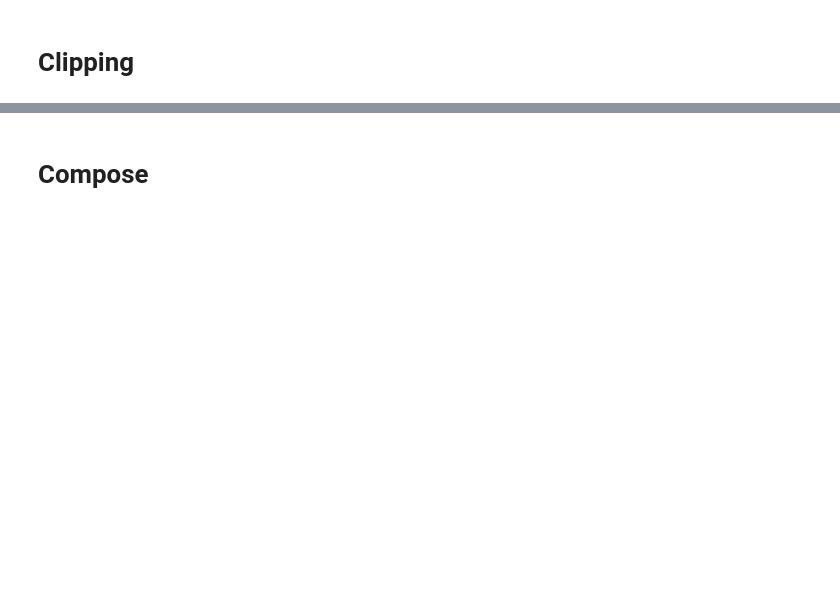
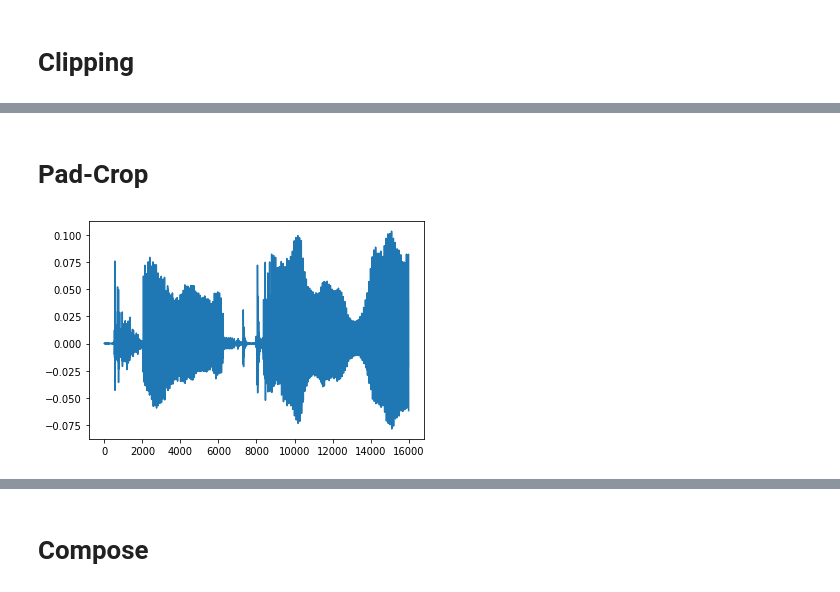
Before and after one commit to shangeth/wavencoder, a Jupyter notebook: examples/notebooks/wavencoder_transform.ipynb, the cells around one changed output, grey strips where cells are left out. Saved outputs shown, nothing was run; the diff lists cells and outputs as text; code cells hidden in the pictures; blank space fills up the shorter version.

```diff
--- a/examples/notebooks/wavencoder_transform.ipynb
+++ b/examples/notebooks/wavencoder_transform.ipynb
@@ -66,3 +66,5 @@ IPython.display.Audio(clipped.reshape(-1), rate=16000)
 # %% [output]
 [figure]
 [interactive output not drawn]
+# %% [markdown]
+# Pad-Crop
@@ -68,0 +78,8 @@ IPython.display.Audio(clipped.reshape(-1), rate=16000)
+# %%
+
+plt.plot(pad_cropped.reshape(-1))
+plt.show()
+
+IPython.display.Audio(pad_cropped.reshape(-1), rate=16000)
+# %% [output]
+[figure, added]
```
Also changed, not shown: parts of 5 cells of this notebook, 4 other files.
